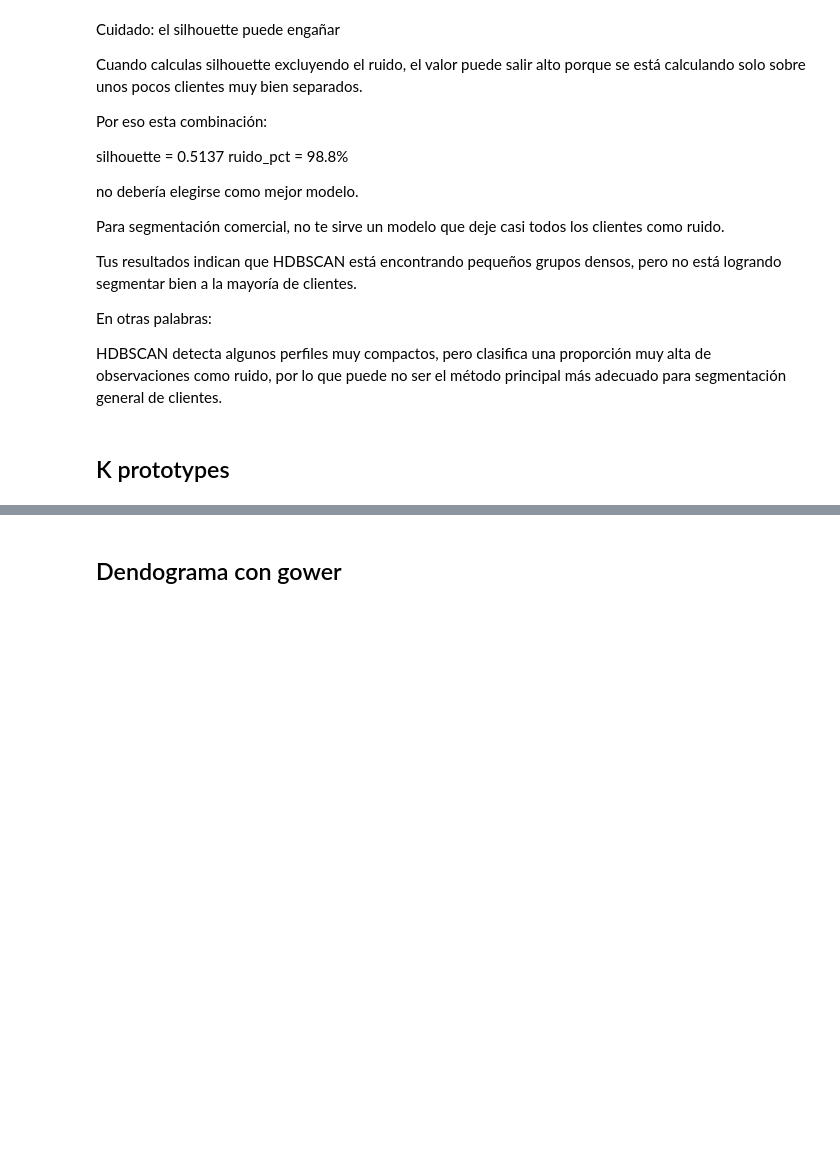
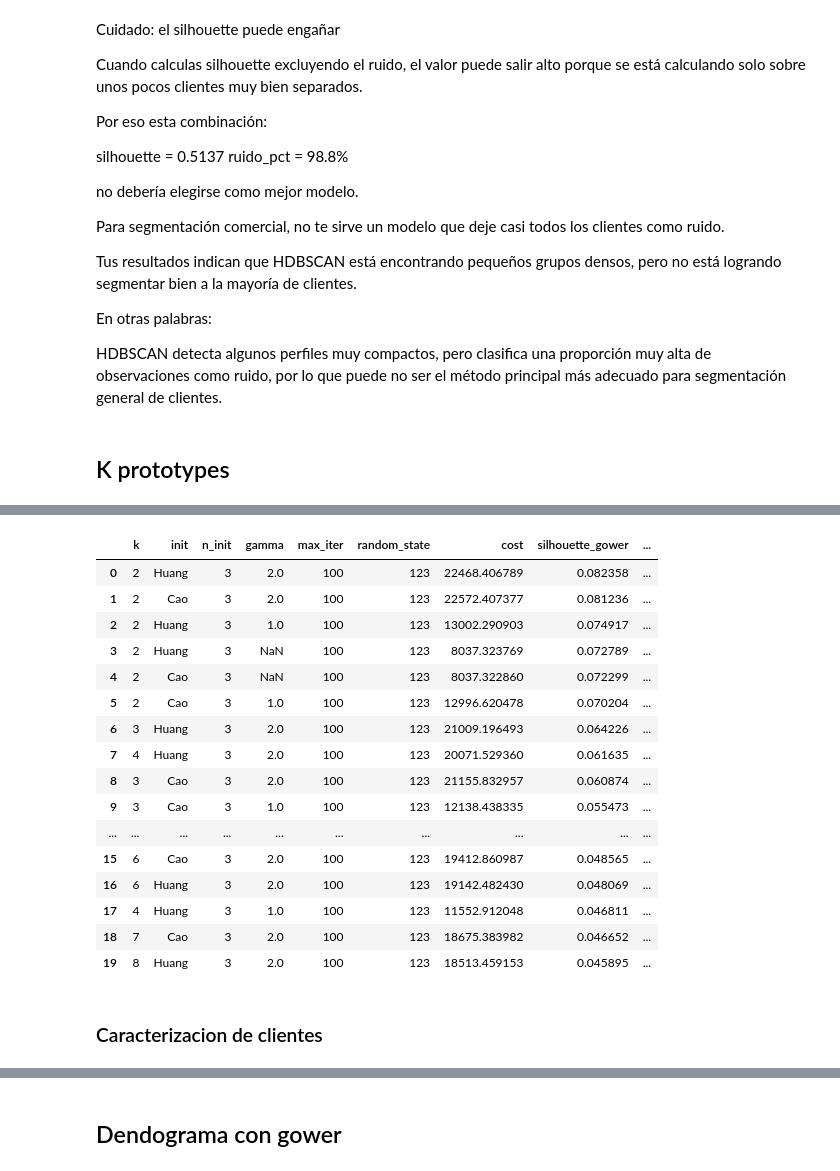
Before and after one commit to Th-msc-data-2026-ujav/Segmentacion-de-clientes-Samsung-SioW-SoW-y-Pow, a Jupyter notebook: segmentacion de clientes/segmentacion_clientes.ipynb, the cells around one changed output, grey strips where cells are left out. Saved outputs shown, nothing was run; the diff lists cells and outputs as text; code cells hidden in the pictures; blank space fills up the shorter version.

Commit message:
Segmentacion de clientes

```diff
--- a/segmentacion de clientes/segmentacion_clientes.ipynb
+++ b/segmentacion de clientes/segmentacion_clientes.ipynb
@@ -1302,0 +1738,41 @@ display(resultados_kmedoids)
+# %%
+# Obtener datos preprocesados
+X_pre = pipeline_kmedoids.named_steps["preprocessor"].transform(df)
+
+# Obtener matriz de distancia Gower
+D_gower = pipeline_kmedoids.named_steps["gower"].transform(X_pre)
+
+# Asegurar diagonal en cero
+np.fill_diagonal(D_gower, 0)
+
+# Obtener etiquetas del modelo
+labels = pipeline_kmedoids.named_steps["kmedoids"].labels_
+
+# Calcular silhouette usando matriz de distancias
+silhouette = silhouette_score(
+    D_gower,
+    labels,
+    metric="precomputed"
+)
+
+# Obtener inercia del modelo
+inertia = pipeline_kmedoids.named_steps["kmedoids"].inertia_
+
+# Tamaño de cada clúster
+cluster_sizes = pd.Series(labels).value_counts().sort_index()
+
+# Convertir tamaño de clústeres a diccionario
+cluster_sizes_dict = cluster_sizes.to_dict()
+
+# Resumen de métricas
+metricas_modelo_kmedoids = pd.DataFrame({
+    "modelo": ["K-Medoids + Gower"],
+    "k": [pipeline_kmedoids.named_steps["kmedoids"].n_clusters],
+    "inertia": [inertia],
+    "silhouette": [round(silhouette, 3)],
+    "min_cluster": [cluster_sizes.min()],
+    "max_cluster": [cluster_sizes.max()],
+    "cluster_sizes": [cluster_sizes_dict]
+})
+
+metricas_modelo_kmedoids
@@ -1513,0 +2534,22 @@ df.head()
+# %%
+resultados_kprototypes.head(20)
+# %% [output]
+|  | k | init | n_init | gamma | max_iter | random_state | cost | silhouette_gower | ... |
+| 0 | 2 | Huang | 3 | 2.0 | 100 | 123 | 22468.406789 | 0.082358 | ... |
+| 1 | 2 | Cao | 3 | 2.0 | 100 | 123 | 22572.407377 | 0.081236 | ... |
+| 2 | 2 | Huang | 3 | 1.0 | 100 | 123 | 13002.290903 | 0.074917 | ... |
+| 3 | 2 | Huang | 3 | NaN | 100 | 123 | 8037.323769 | 0.072789 | ... |
+| 4 | 2 | Cao | 3 | NaN | 100 | 123 | 8037.322860 | 0.072299 | ... |
+| 5 | 2 | Cao | 3 | 1.0 | 100 | 123 | 12996.620478 | 0.070204 | ... |
+| 6 | 3 | Huang | 3 | 2.0 | 100 | 123 | 21009.196493 | 0.064226 | ... |
+| 7 | 4 | Huang | 3 | 2.0 | 100 | 123 | 20071.529360 | 0.061635 | ... |
+| 8 | 3 | Cao | 3 | 2.0 | 100 | 123 | 21155.832957 | 0.060874 | ... |
+| 9 | 3 | Cao | 3 | 1.0 | 100 | 123 | 12138.438335 | 0.055473 | ... |
+| ... | ... | ... | ... | ... | ... | ... | ... | ... | ... |
+| 15 | 6 | Cao | 3 | 2.0 | 100 | 123 | 19412.860987 | 0.048565 | ... |
+| 16 | 6 | Huang | 3 | 2.0 | 100 | 123 | 19142.482430 | 0.048069 | ... |
+| 17 | 4 | Huang | 3 | 1.0 | 100 | 123 | 11552.912048 | 0.046811 | ... |
+| 18 | 7 | Cao | 3 | 2.0 | 100 | 123 | 18675.383982 | 0.046652 | ... |
+| 19 | 8 | Huang | 3 | 2.0 | 100 | 123 | 18513.459153 | 0.045895 | ... |
+# %% [markdown]
+### Caracterizacion de clientes
```
Also changed, not shown: parts of 71 cells of this notebook.
